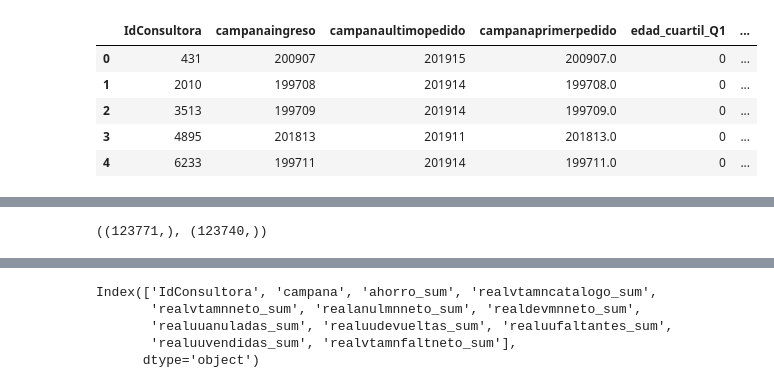
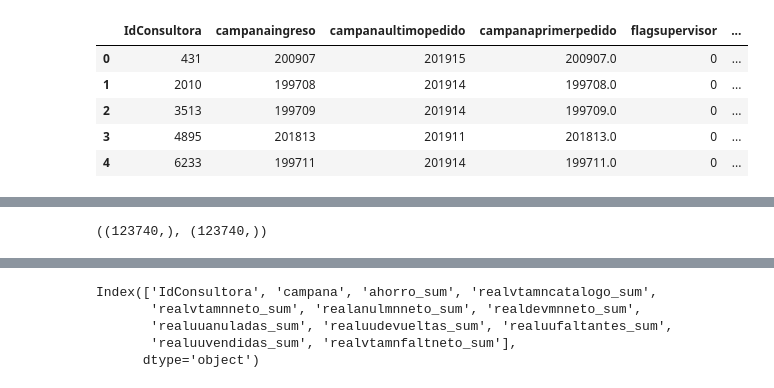
Before and after one commit to jjacostupa/belcorp-datathon, a Jupyter notebook: Belcorp.ipynb, the cells around one changed output, grey strips where cells are left out. Drawn from its saved outputs; the diff is of its cells as text; code cells hidden in the pictures.

```diff
--- a/Belcorp.ipynb
+++ b/Belcorp.ipynb
@@ -24,11 +25,11 @@ edad, edad_labels = pd.qcut(maestro_consultora['edad'], q=4, labels=['Q1', 'Q2',
 maestro_consultora['edad_cuartil'] = edad
 # %%
 consultora_filter = pd.get_dummies(maestro_consultora[
-    ['IdConsultora', 'campanaingreso', 'campanaultimopedido', 'campanaprimerpedido', 'edad_cuartil']
+    ['IdConsultora', 'campanaingreso', 'campanaultimopedido', 'campanaprimerpedido', 'edad_cuartil', 'flagsupervisor']
 ])
 consultora_filter.head()
 # %% [output]
-|  | IdConsultora | campanaingreso | campanaultimopedido | campanaprimerpedido | edad_cuartil_Q1 | ... |
+|  | IdConsultora | campanaingreso | campanaultimopedido | campanaprimerpedido | flagsupervisor | ... |
 | 0 | 431 | 200907 | 201915 | 200907.0 | 0 | ... |
 | 1 | 2010 | 199708 | 201914 | 199708.0 | 0 | ... |
 | 2 | 3513 | 199709 | 201914 | 199709.0 | 0 | ... |
@@ -58,7 +59,7 @@ venta_campaña.head()
 # %%
 campaña_consultora['IdConsultora'].unique().shape, consultora_filter['IdConsultora'].unique().shape
 # %% [output]
-((123771,), (123740,))
+((123740,), (123740,))
 # %%
 campaña_consultora = pd.read_csv('campana_consultora.csv').iloc[:,1:]
 campaña_consultora = campaña_consultora.sort_values(by=['IdConsultora', 'campana'])
```
Also changed, not shown: parts of 53 cells of this notebook.
